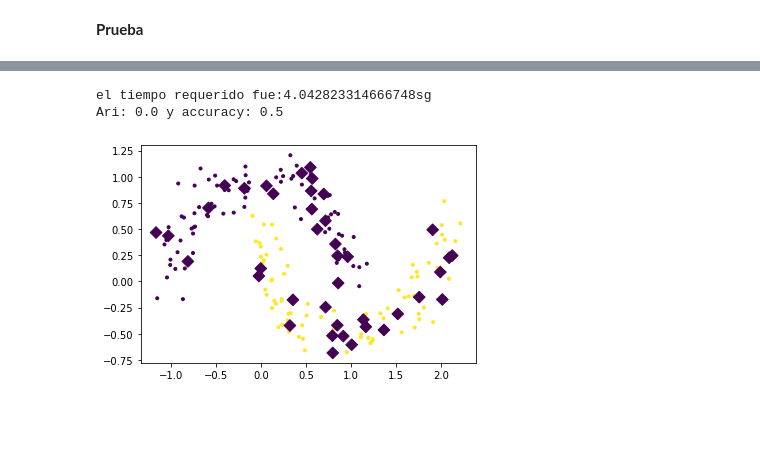
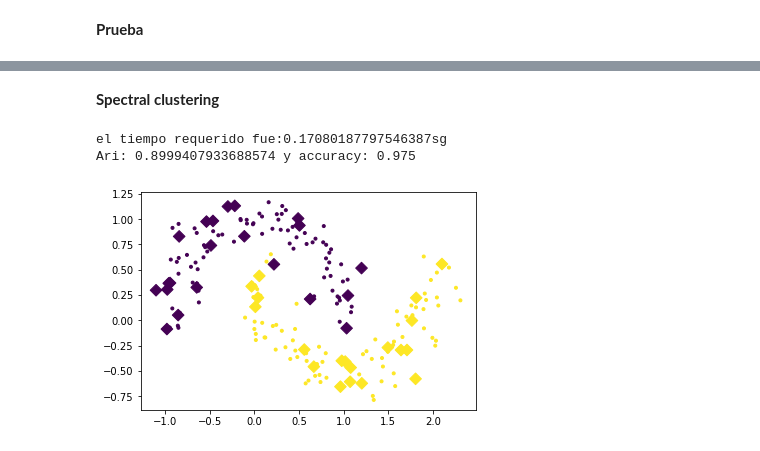
Before and after one commit to Bryan0122/Analitica-de-datos, a Jupyter notebook: PRI_Test2.ipynb, the cells around one changed output, grey strips where cells are left out. Saved outputs shown, nothing was run; the diff lists cells and outputs as text; code cells hidden in the pictures; blank space fills up the shorter version.

```diff
--- a/PRI_Test2.ipynb
+++ b/PRI_Test2.ipynb
@@ -279,0 +305,11 @@ Ari: 0.5517241379310345 y accuracy: 0.875
+# %%
+t = time.time()
+p = MiniBatchPRI(lambda_=2, sigma_initial=40,learning_rate=0.03,reduction_='SC',n_clusters=2)
+p.fit(X_train, y_train)
+labels_pre_SGD = p.predict(X_test)
+print('el tiempo requerido fue:'+ str(time.time() - t)+'sg')
+plt.scatter(X_train[:, 0], X_train[:, 1], c=y_train, marker='.')
+plt.scatter(X_test[:, 0], X_test[:, 1], c=labels_pre_SGD, marker='D',s=68)
+Rari_SGD=adjusted_rand_score(y_test,labels_pre_SGD)
+Racc_SGD=accuracy_score(y_test,labels_pre_SGD)
+print('Ari: '+str(Rari_SGD)+' y'+' accuracy: '+str(Racc_SGD))
@@ -280,15 +320,17 @@ Ari: 0.5517241379310345 y accuracy: 0.875
+# %% [markdown]
+**Spectral clustering**
 # %%
 t = time.time()
-p = SC(n_clusters_=2, gamma_=500, n_neighbors_=1, nn=3)
+p = SC(n_clusters_=2, gamma_=100, n_neighbors_=1, nn=3)
 p.fit(X_train, y_train)
 labels_pre_SC = p.predict(X_test)
 print('el tiempo requerido fue:'+ str(time.time() - t)+'sg')
 plt.scatter(X_train[:, 0], X_train[:, 1], c=y_train, marker='.')
 plt.scatter(X_test[:, 0], X_test[:, 1], c=labels_pre_SC, marker='D',s=68)
 Rari_SC=adjusted_rand_score(y_test,labels_pre_SC)
 Racc_SC=accuracy_score(y_test,labels_pre_SC)
 print('Ari: '+str(Rari_SC)+' y'+' accuracy: '+str(Racc_SC))
 # %% [output]
-el tiempo requerido fue:4.042823314666748sg
-Ari: 0.0 y accuracy: 0.5
+el tiempo requerido fue:0.17080187797546387sg
+Ari: 0.8999407933688574 y accuracy: 0.975
-[figure, old version]
+[figure, new version]
```
Also changed, not shown: parts of 11 cells of this notebook.
